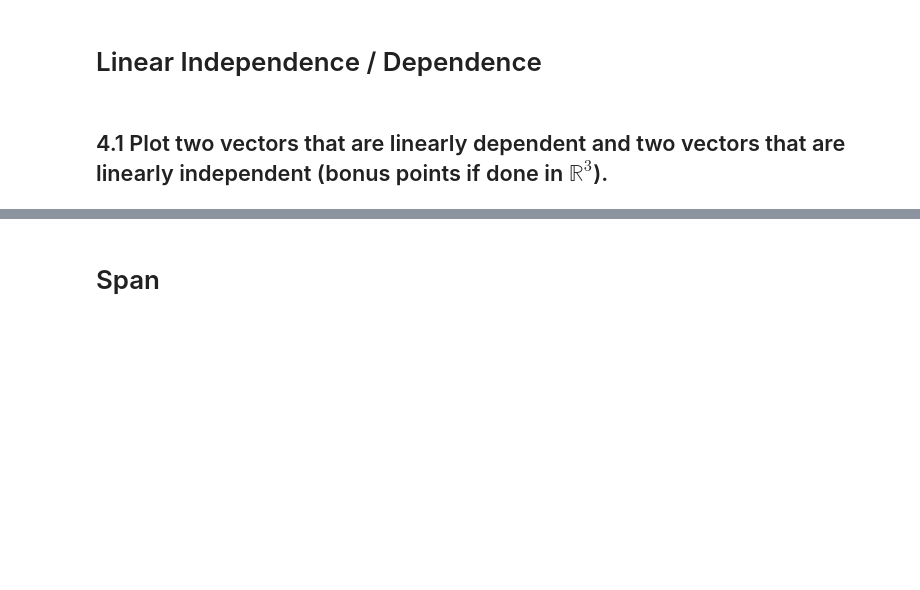
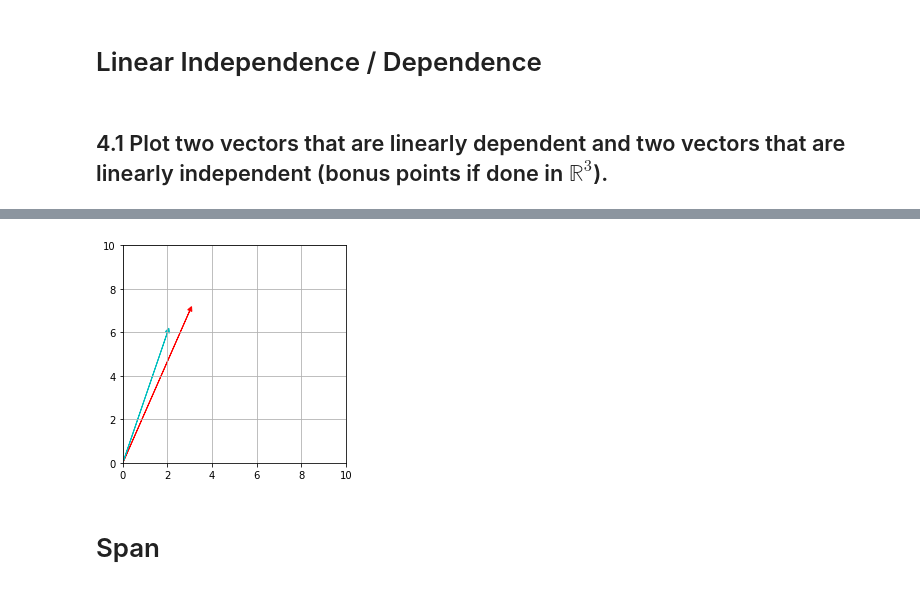
Before and after one commit to JoshuaHaga/DS-Unit-1-Sprint-3-Linear-Algebra, a Jupyter notebook: module2-intermediate-linear-algebra/LS_DS_132_Intermediate_Linear_Algebra_Assignment.ipynb, the cells around one changed output, grey strips where cells are left out. Cells and saved outputs as stored; diff of their text form; code cells hidden in the pictures; blank space fills up the shorter version.

```diff
--- a/module2-intermediate-linear-algebra/LS_DS_132_Intermediate_Linear_Algebra_Assignment.ipynb
+++ b/module2-intermediate-linear-algebra/LS_DS_132_Intermediate_Linear_Algebra_Assignment.ipynb
@@ -246,3 +266,17 @@ array([0.20908335, 0.62725005, 0.57497921, 0.47043754, 0.10454167])
+# %%
+fig, ax = plt.subplots(figsize=(4,4))
+ax.grid()
+plt.xlim(0,10)
+plt.ylim(0,10)
+plt.arrow(0,0,x_indep[0],x_indep[1],
+          head_width = .2, head_length = .2,
+          color = 'r')
+plt.arrow(0,0,y_indep[0],y_indep[1],
+          head_width = .2, head_length = .2,
+          color = 'c')
+plt.show();
+# %% [output]
+[figure, added]
 # %% [markdown]
 # Span
 # %% [markdown]
```
Also changed, not shown: parts of 3 cells of this notebook.
